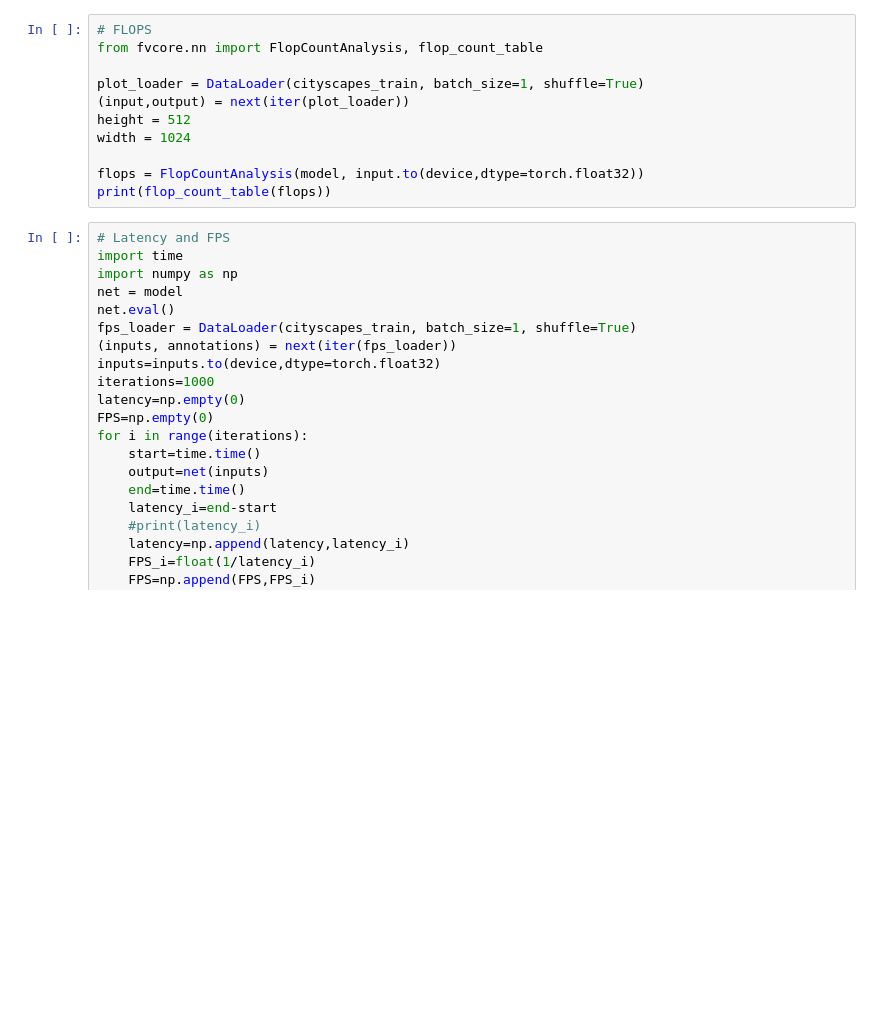
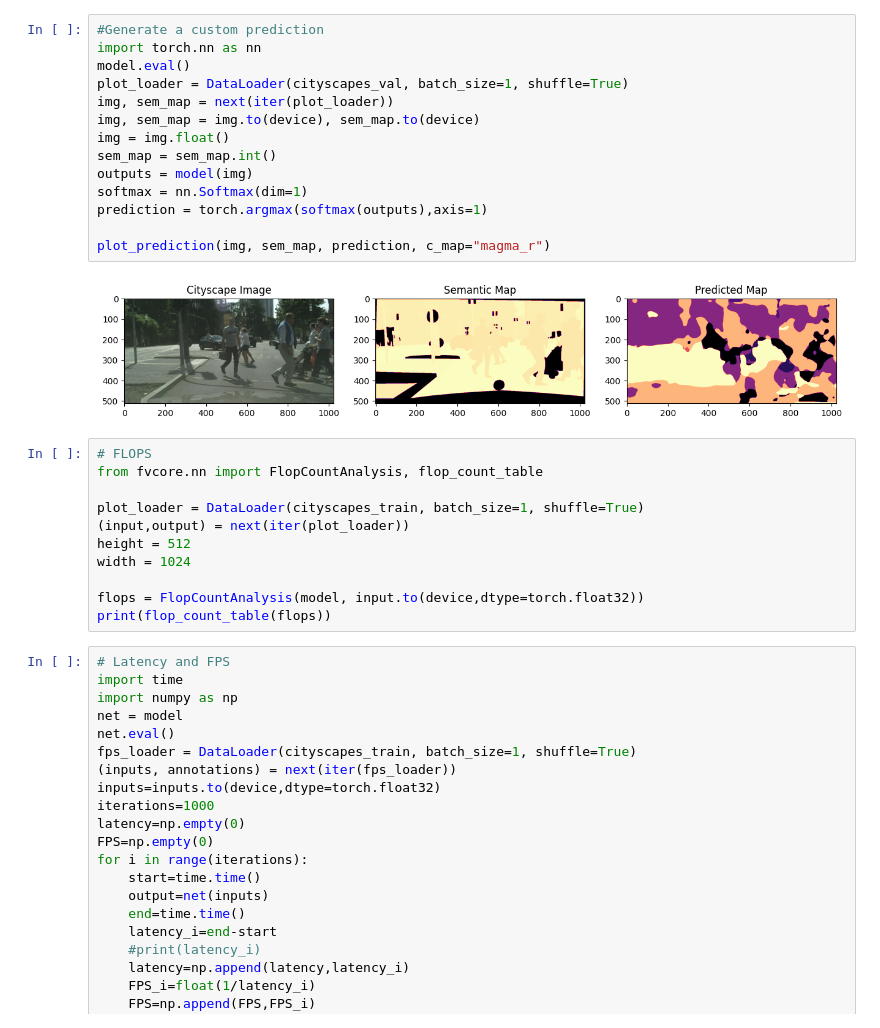
Before and after one commit to mattiaottoborgo/MLDL_project, a Jupyter notebook: gta_training.ipynb, the cells around one changed output. Cells and saved outputs as stored; diff of their text form; blank space fills up the shorter version.

```diff
--- a/gta_training.ipynb
+++ b/gta_training.ipynb
@@ -242,3 +332,19 @@ plt.show()
+# %%
+#Generate a custom prediction
+import torch.nn as nn
+model.eval()
+plot_loader = DataLoader(cityscapes_val, batch_size=1, shuffle=True)
+img, sem_map = next(iter(plot_loader))
+img, sem_map = img.to(device), sem_map.to(device)
+img = img.float()
+sem_map = sem_map.int()
+outputs = model(img)
+softmax = nn.Softmax(dim=1)
+prediction = torch.argmax(softmax(outputs),axis=1)
+
+plot_prediction(img, sem_map, prediction, c_map="magma_r")
+# %% [output]
+[figure, added]
 # %%
 # FLOPS
 from fvcore.nn import FlopCountAnalysis, flop_count_table
```
Also changed, not shown: parts of 11 cells of this notebook.
